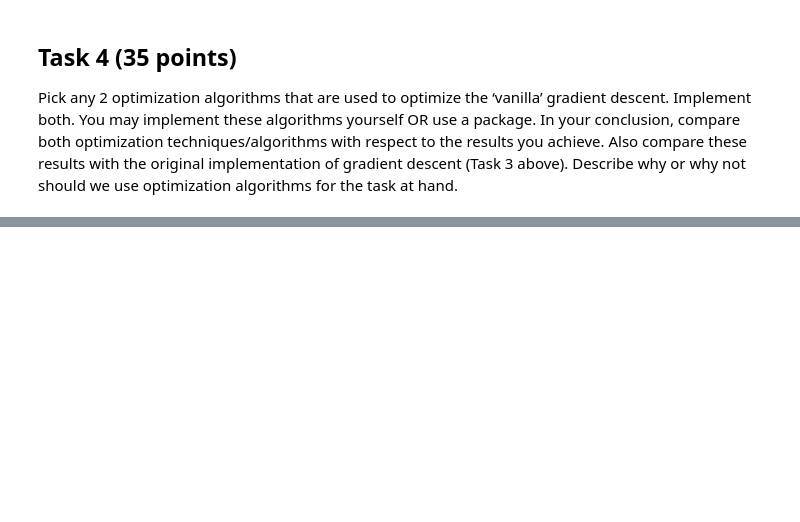
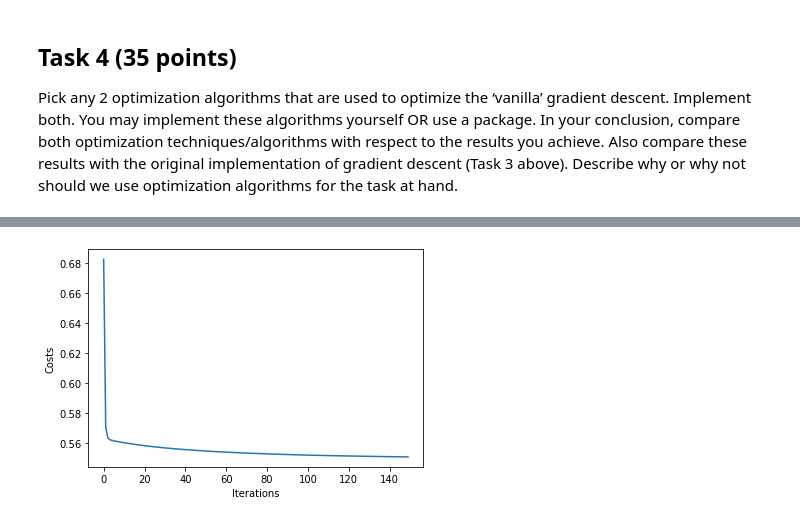
Before and after one commit to elio-li/CSCI-4962, a Jupyter notebook: hw1.ipynb, the cells around one changed output, grey strips where cells are left out. Cells and saved outputs as stored; diff of their text form; code cells hidden in the pictures; blank space fills up the shorter version.

```diff
--- a/hw1.ipynb
+++ b/hw1.ipynb
@@ -220,0 +311,39 @@ Pick any 2 optimization algorithms that are used to optimize the ‘vanilla’ g
+# %%
+"""
+Adagrad
+"""
+
+def adagrad(x, y, iter, learnrate):
+  # number of examples & features
+  m, n = x.shape
+  w = np.full((m, 1), 0.01)
+  b = 0
+
+  v_w, v_b, eps = 0, 0, 1e-8
+
+  costs = []
+  for i in range(iter):
+    # get cost & derivatives
+    l = cost(y, w, x, b)
+    dw, db = gradient(y, w, x, b)
+    costs.append(l)
+
+    # update values
+    v_w = v_w + dw ** 2
+    v_b = v_b + db ** 2
+    w = w - (learnrate/np.sqrt(v_w + eps)) * dw
+    b = b - (learnrate/np.sqrt(v_b + eps)) * db
+
+  y_hat = predict(w, x, b)
+  prediction = activation(y_hat, n)
+
+  plt.plot(costs)
+  plt.xlabel("Iterations")
+  plt.ylabel("Costs")
+  plt.show()
+
+  return costs
+
+adagrad_costs = adagrad(x_array.T, y, 150, 0.15)
+# %% [output]
+[figure, added]
```
Also changed, not shown: parts of 6 cells of this notebook.
